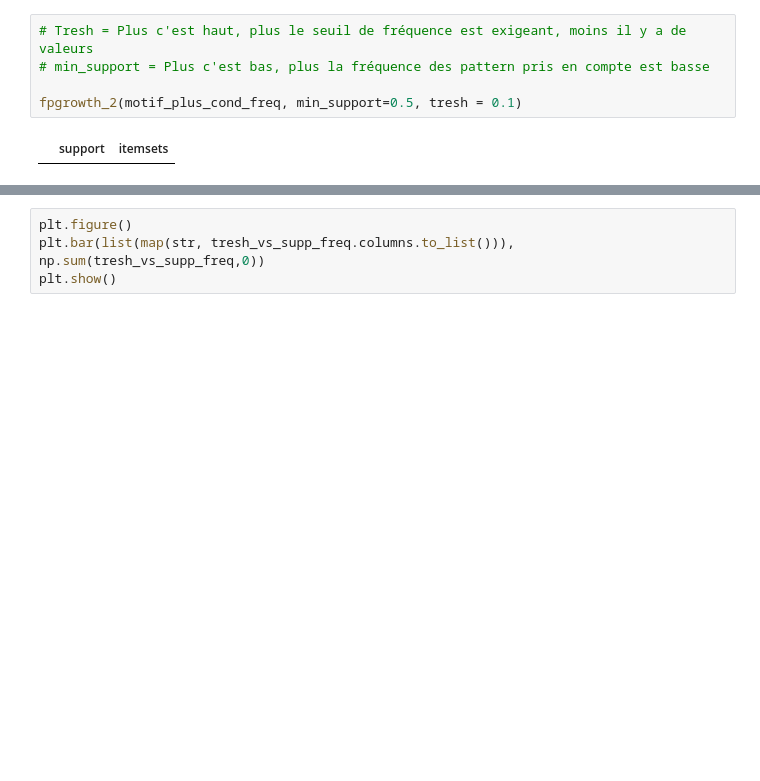
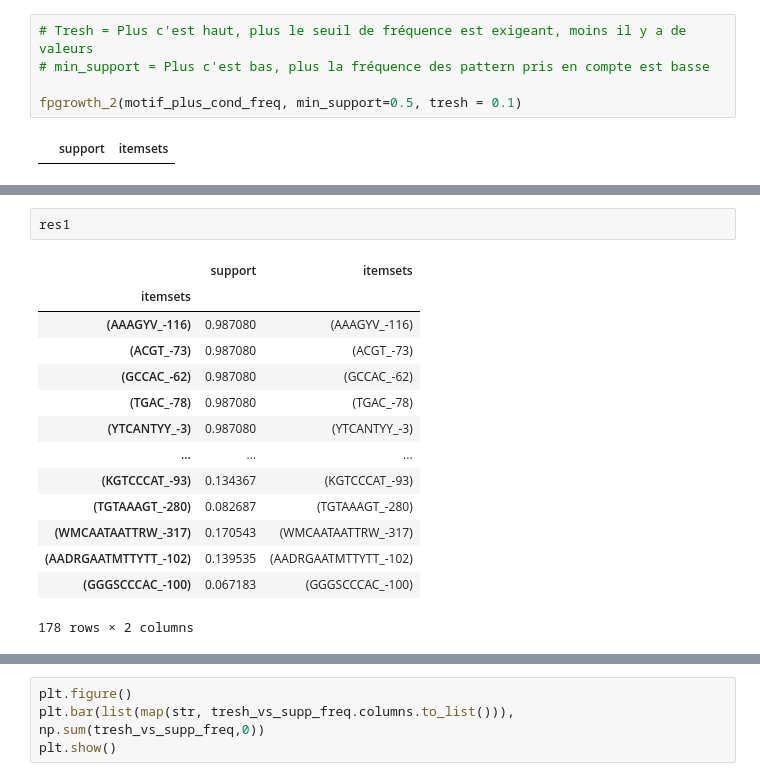
Before and after one commit to JhonatanFelix/Projet_fil_rouge_2024, a Jupyter notebook: motif_PLM.ipynb, the cells around one changed output, grey strips where cells are left out. Cells and saved outputs as stored; diff of their text form; blank space fills up the shorter version.

```diff
--- a/motif_PLM.ipynb
+++ b/motif_PLM.ipynb
@@ -331,0 +412,17 @@ pd.DataFrame(np.zeros((178,101)), index=motif_plus_cond_freq.columns, columns=tr
+# %%
+res1
+# %% [output]
+|  | support | itemsets |
+| itemsets |  |  |
+| (AAAGYV_-116) | 0.987080 | (AAAGYV_-116) |
+| (ACGT_-73) | 0.987080 | (ACGT_-73) |
+| (GCCAC_-62) | 0.987080 | (GCCAC_-62) |
+| (TGAC_-78) | 0.987080 | (TGAC_-78) |
+| (YTCANTYY_-3) | 0.987080 | (YTCANTYY_-3) |
+| ... | ... | ... |
+| (KGTCCCAT_-93) | 0.134367 | (KGTCCCAT_-93) |
+| (TGTAAAGT_-280) | 0.082687 | (TGTAAAGT_-280) |
+| (WMCAATAATTRW_-317) | 0.170543 | (WMCAATAATTRW_-317) |
+| (AADRGAATMTTYTT_-102) | 0.139535 | (AADRGAATMTTYTT_-102) |
+| (GGGSCCCAC_-100) | 0.067183 | (GGGSCCCAC_-100) |
+178 rows × 2 columns
```
Also changed, not shown: parts of 20 cells of this notebook.
